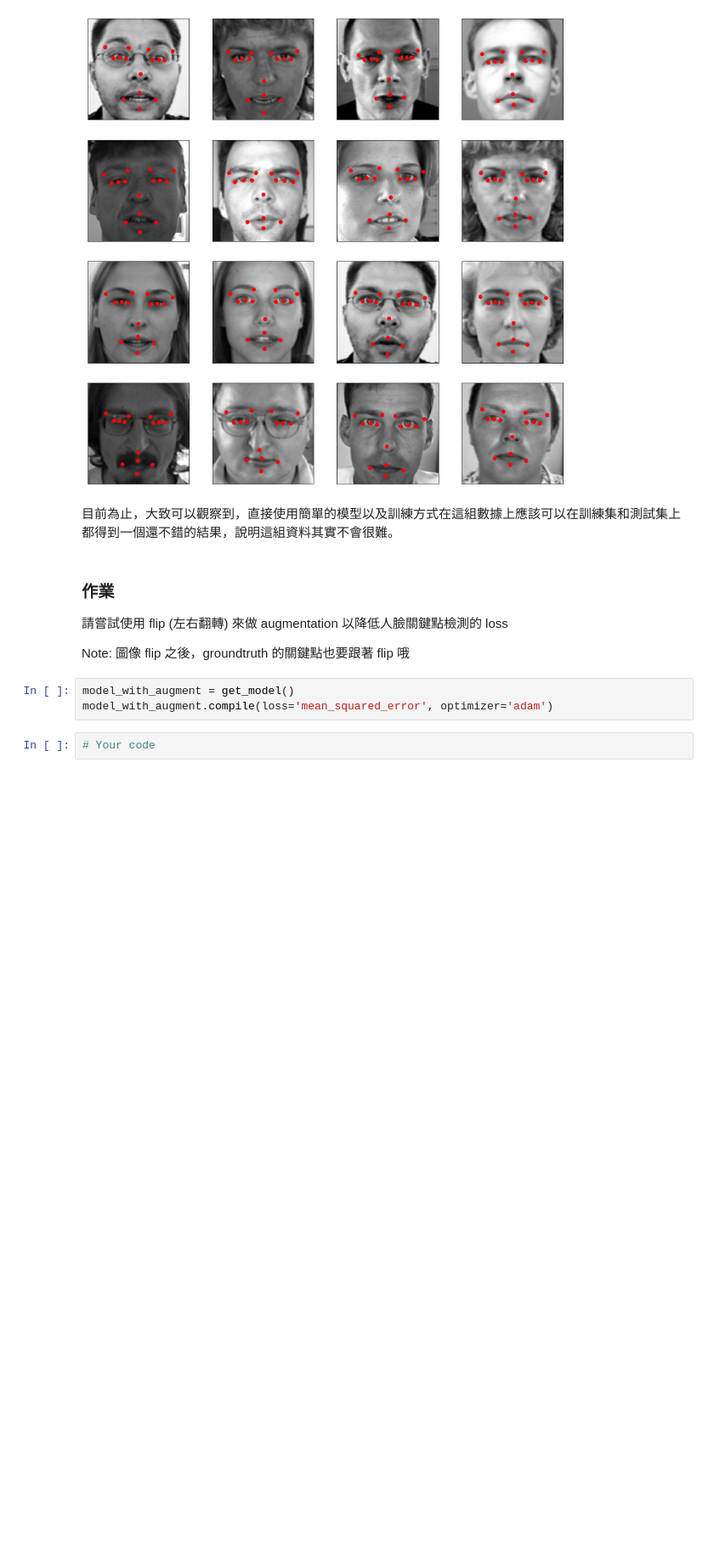
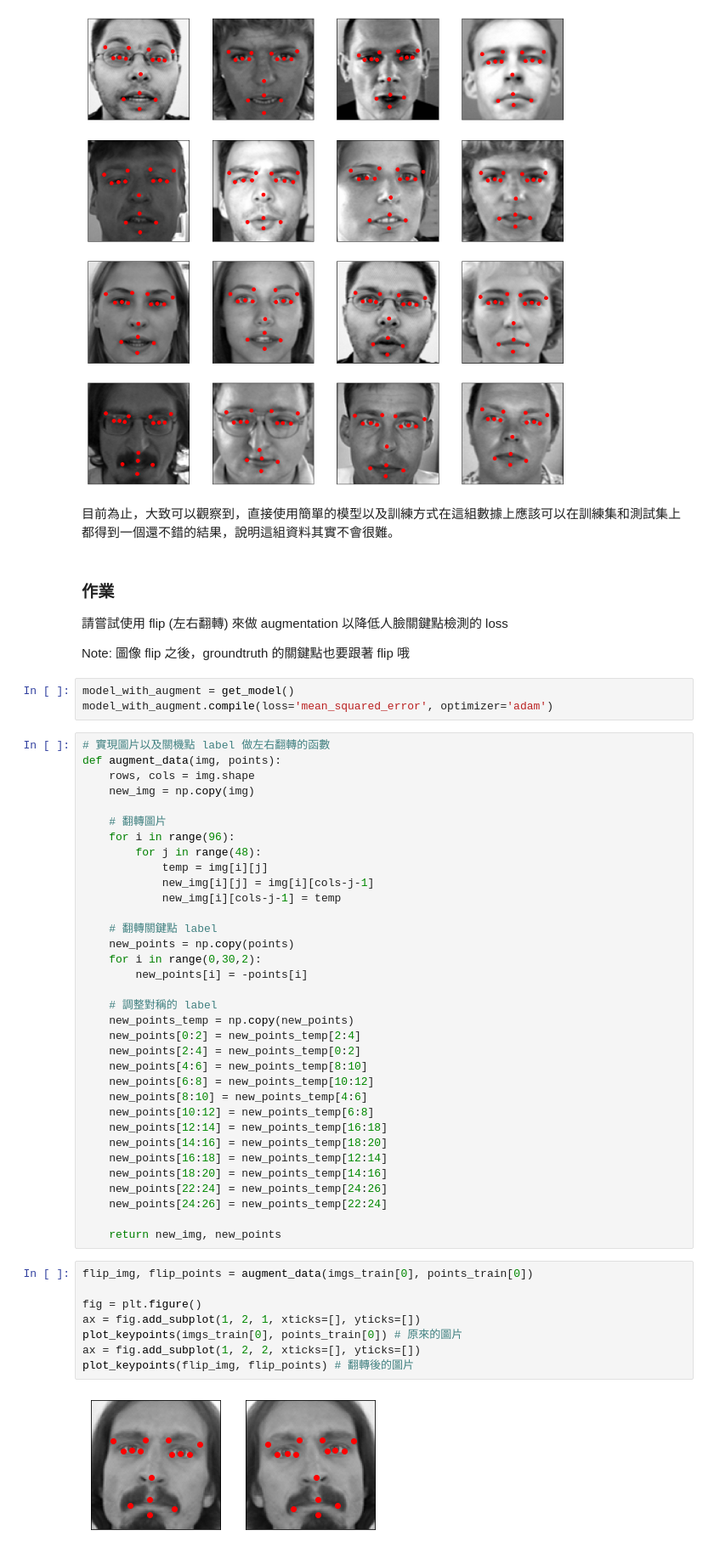
Before and after one commit to PatrickRuan/DL-CVMarathon, a Jupyter notebook: homework/Day44_train_facial_keypoint_Sample.ipynb, the cells around one changed output. Shown: that part at 85% size. Drawn from its saved outputs; the diff is of its cells as text; blank space fills up the shorter version.

```diff
--- a/homework/Day44_train_facial_keypoint_Sample.ipynb
+++ b/homework/Day44_train_facial_keypoint_Sample.ipynb
@@ -201,5 +201,47 @@ Note: 圖像 flip 之後，groundtruth 的關鍵點也要跟著 flip 哦
 # %%
 model_with_augment = get_model()
 model_with_augment.compile(loss='mean_squared_error', optimizer='adam')
-# %%
-# Your code
+# %%
+# 實現圖片以及關機點 label 做左右翻轉的函數
+def augment_data(img, points):
+    rows, cols = img.shape
+    new_img = np.copy(img)
+
+    # 翻轉圖片
+    for i in range(96):
+        for j in range(48):
+            temp = img[i][j]
+            new_img[i][j] = img[i][cols-j-1]
+            new_img[i][cols-j-1] = temp
+
+    # 翻轉關鍵點 label
+    new_points = np.copy(points)
+    for i in range(0,30,2):
+        new_points[i] = -points[i]
+
+    # 調整對稱的 label
+    new_points_temp = np.copy(new_points)
+    new_points[0:2] = new_points_temp[2:4]
+    new_points[2:4] = new_points_temp[0:2]
+    new_points[4:6] = new_points_temp[8:10]
+    new_points[6:8] = new_points_temp[10:12]
+    new_points[8:10] = new_points_temp[4:6]
+    new_points[10:12] = new_points_temp[6:8]
+    new_points[12:14] = new_points_temp[16:18]
+    new_points[14:16] = new_points_temp[18:20]
+    new_points[16:18] = new_points_temp[12:14]
+    new_points[18:20] = new_points_temp[14:16]
+    new_points[22:24] = new_points_temp[24:26]
+    new_points[24:26] = new_points_temp[22:24]
+
+    return new_img, new_points
+# %%
+flip_img, flip_points = augment_data(imgs_train[0], points_train[0])
+
+fig = plt.figure()
+ax = fig.add_subplot(1, 2, 1, xticks=[], yticks=[])
+plot_keypoints(imgs_train[0], points_train[0]) # 原來的圖片
+ax = fig.add_subplot(1, 2, 2, xticks=[], yticks=[])
+plot_keypoints(flip_img, flip_points) # 翻轉後的圖片
+# %% [output]
+[figure, added]
```
Also changed, not shown: parts of 4 cells of this notebook.
